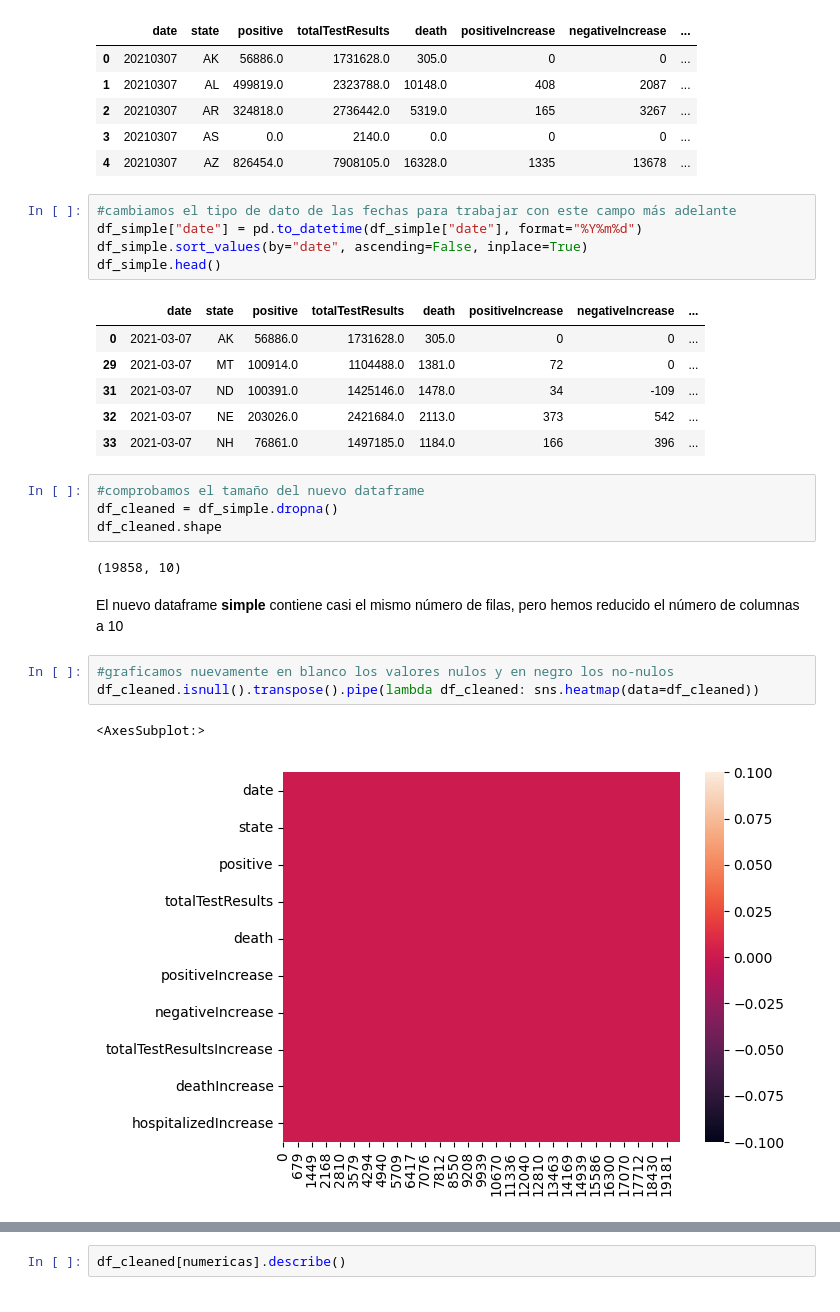
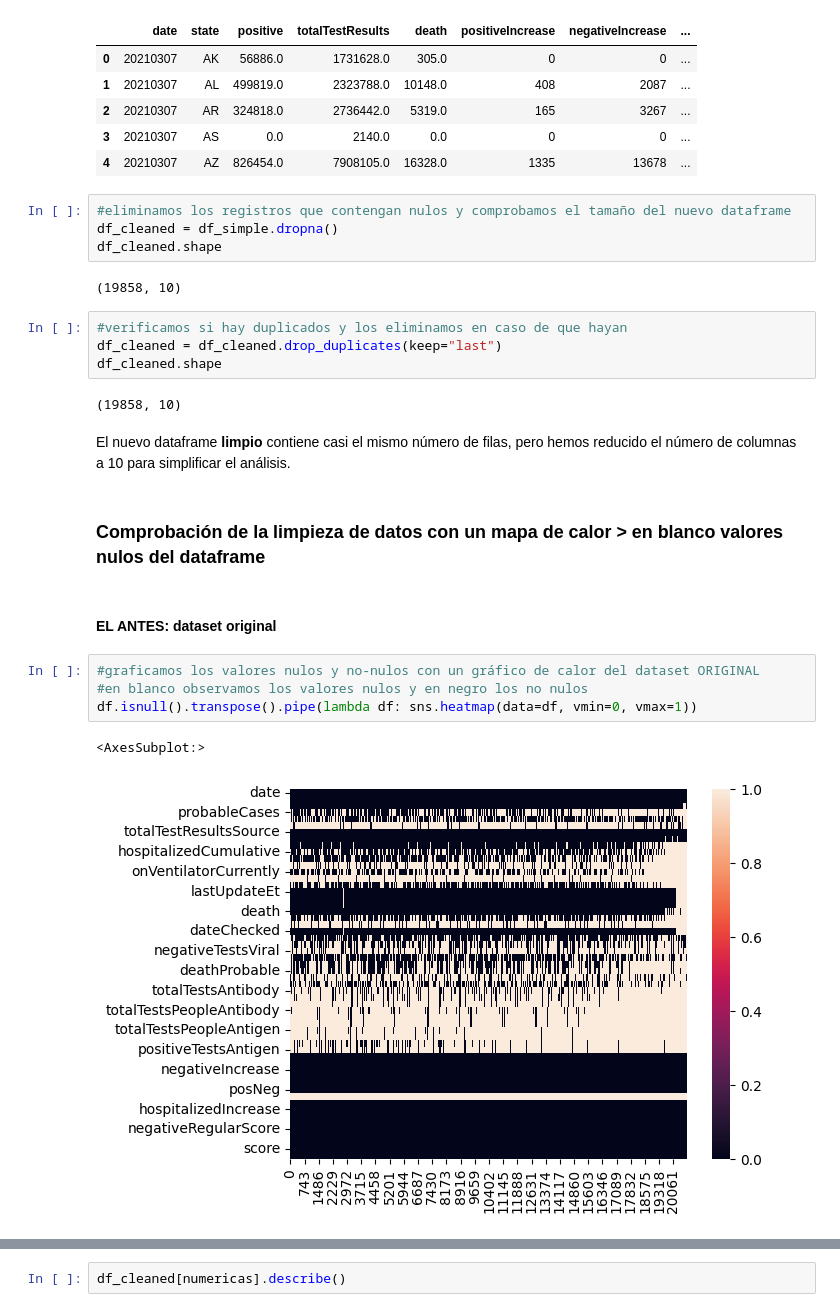
Before and after one commit to AI-School-F5-P2/proyecto_Datathon_equipo_5, a Jupyter notebook: main.ipynb, the cells around one changed output, grey strips where cells are left out. Saved outputs shown, nothing was run; the diff lists cells and outputs as text.

Commit message:
gráficos con seaborn

```diff
--- a/main.ipynb
+++ b/main.ipynb
@@ -163,29 +167,28 @@ df_simple.head()
 | 2 | 20210307 | AR | 324818.0 | 2736442.0 | 5319.0 | 165 | 3267 | ... |
 | 3 | 20210307 | AS | 0.0 | 2140.0 | 0.0 | 0 | 0 | ... |
 | 4 | 20210307 | AZ | 826454.0 | 7908105.0 | 16328.0 | 1335 | 13678 | ... |
-# %%
-#cambiamos el tipo de dato de las fechas para trabajar con este campo más adelante
-df_simple["date"] = pd.to_datetime(df_simple["date"], format="%Y%m%d")
-df_simple.sort_values(by="date", ascending=False, inplace=True)
-df_simple.head()
-# %% [output]
-|  | date | state | positive | totalTestResults | death | positiveIncrease | negativeIncrease | ... |
-| 0 | 2021-03-07 | AK | 56886.0 | 1731628.0 | 305.0 | 0 | 0 | ... |
-| 29 | 2021-03-07 | MT | 100914.0 | 1104488.0 | 1381.0 | 72 | 0 | ... |
-| 31 | 2021-03-07 | ND | 100391.0 | 1425146.0 | 1478.0 | 34 | -109 | ... |
-| 32 | 2021-03-07 | NE | 203026.0 | 2421684.0 | 2113.0 | 373 | 542 | ... |
-| 33 | 2021-03-07 | NH | 76861.0 | 1497185.0 | 1184.0 | 166 | 396 | ... |
 # %%
-#comprobamos el tamaño del nuevo dataframe
+#eliminamos los registros que contengan nulos y comprobamos el tamaño del nuevo dataframe
 df_cleaned = df_simple.dropna()
 df_cleaned.shape
 # %% [output]
 (19858, 10)
+# %%
+#verificamos si hay duplicados y los eliminamos en caso de que hayan
+df_cleaned = df_cleaned.drop_duplicates(keep="last")
+df_cleaned.shape
+# %% [output]
+(19858, 10)
 # %% [markdown]
-El nuevo dataframe **simple** contiene casi el mismo número de filas, pero hemos reducido el número de columnas a 10
+El nuevo dataframe **limpio** contiene casi el mismo número de filas, pero hemos reducido el número de columnas a 10 para simplificar el análisis.
+# %% [markdown]
+### Comprobación de la limpieza de datos con un mapa de calor > en blanco valores nulos del dataframe
+# %% [markdown]
+#### EL ANTES: dataset original
 # %%
-#graficamos nuevamente en blanco los valores nulos y en negro los no-nulos
-df_cleaned.isnull().transpose().pipe(lambda df_cleaned: sns.heatmap(data=df_cleaned))
+#graficamos los valores nulos y no-nulos con un gráfico de calor del dataset ORIGINAL
+#en blanco observamos los valores nulos y en negro los no nulos
+df.isnull().transpose().pipe(lambda df: sns.heatmap(data=df, vmin=0, vmax=1))
 # %% [output]
 <AxesSubplot:>
-[figure, old version]
+[figure, new version]
```
Also changed, not shown: parts of 38 cells of this notebook.
